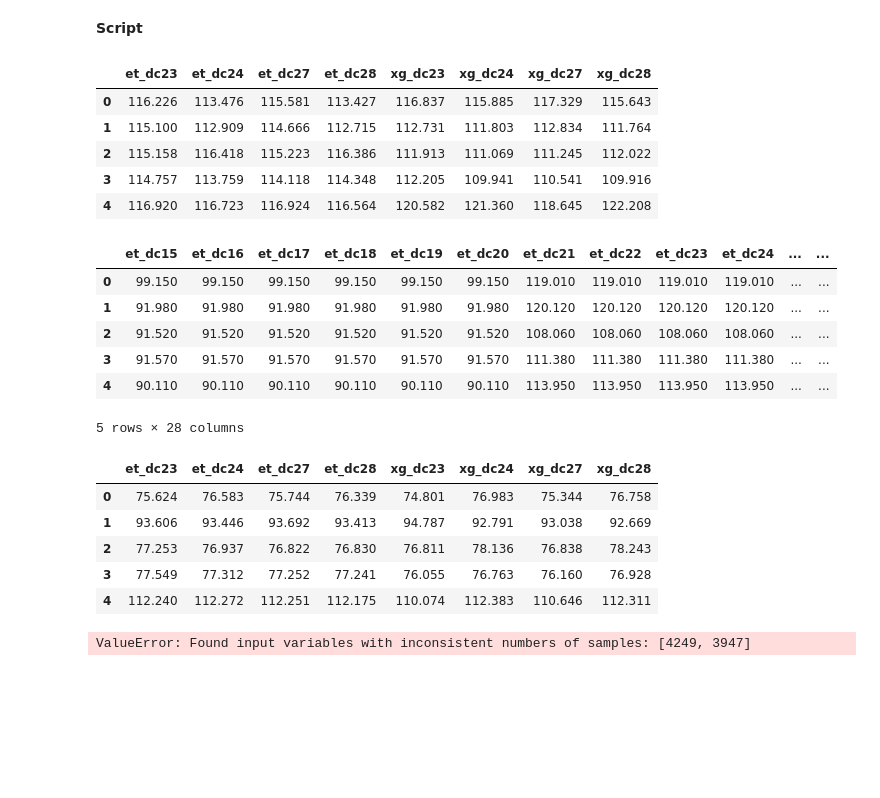
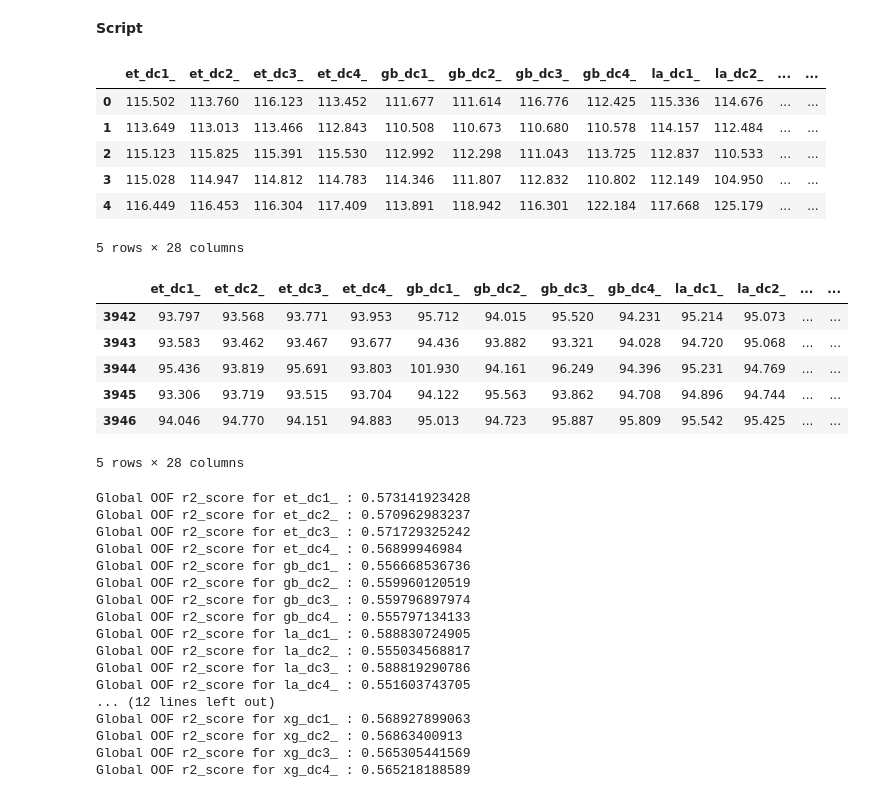
Before and after one commit to juliencohensolal/Merco, a Jupyter notebook: M_WeightedAvg.ipynb, the cells around one changed output. Cells and saved outputs as stored; diff of their text form; code cells hidden in the pictures; blank space fills up the shorter version.

```diff
--- a/M_WeightedAvg.ipynb
+++ b/M_WeightedAvg.ipynb
@@ -29,7 +29,6 @@ def get_level_one_data() :
         cur_preds_OOF = pd.Series(preds_OOF.y, name = file_name[0:7])
         level_one_preds = pd.concat([level_one_preds, cur_preds_OOF], axis = 1)
         i += 1
-    display(level_one_preds.head())
 
     level_one_targets = pd.DataFrame()
     i = 0
@@ -39,7 +38,6 @@ def get_level_one_data() :
         cur_targets_OOF = pd.Series(targets_OOF.y, name = file_name[0:7])
         level_one_targets = pd.concat([level_one_targets, cur_targets_OOF], axis = 1)
         i += 1
-    display(level_one_targets.head())
 
     # Same for test set preds
     level_one_test = pd.DataFrame()
@@ -50,7 +48,6 @@ def get_level_one_data() :
         cur_preds_test = pd.Series(preds_test.y, name = file_name[0:7])
         level_one_test = pd.concat([level_one_test, cur_preds_test], axis = 1)
         i += 1
-    display(level_one_test.head())
 
     return(level_one_preds, level_one_targets, level_one_test)
 # %%
@@ -113,26 +112,23 @@ test_ids = init_test.ID.values
 # %%
 # Create Level 2 inputs
 level_one_preds, level_one_targets, level_one_test = get_level_one_data()
+display(level_one_preds.head())
+display(level_one_preds.tail())
 # %% [output]
-|  | et_dc23 | et_dc24 | et_dc27 | et_dc28 | xg_dc23 | xg_dc24 | xg_dc27 | xg_dc28 |
-| 0 | 116.226 | 113.476 | 115.581 | 113.427 | 116.837 | 115.885 | 117.329 | 115.643 |
-| 1 | 115.100 | 112.909 | 114.666 | 112.715 | 112.731 | 111.803 | 112.834 | 111.764 |
-| 2 | 115.158 | 116.418 | 115.223 | 116.386 | 111.913 | 111.069 | 111.245 | 112.022 |
-| 3 | 114.757 | 113.759 | 114.118 | 114.348 | 112.205 | 109.941 | 110.541 | 109.916 |
-| 4 | 116.920 | 116.723 | 116.924 | 116.564 | 120.582 | 121.360 | 118.645 | 122.208 |
+|  | et_dc1_ | et_dc2_ | et_dc3_ | et_dc4_ | gb_dc1_ | gb_dc2_ | gb_dc3_ | gb_dc4_ | la_dc1_ | la_dc2_ | ... | ... |
+| 0 | 115.502 | 113.760 | 116.123 | 113.452 | 111.677 | 111.614 | 116.776 | 112.425 | 115.336 | 114.676 | ... | ... |
+| 1 | 113.649 | 113.013 | 113.466 | 112.843 | 110.508 | 110.673 | 110.680 | 110.578 | 114.157 | 112.484 | ... | ... |
+| 2 | 115.123 | 115.825 | 115.391 | 115.530 | 112.992 | 112.298 | 111.043 | 113.725 | 112.837 | 110.533 | ... | ... |
+| 3 | 115.028 | 114.947 | 114.812 | 114.783 | 114.346 | 111.807 | 112.832 | 110.802 | 112.149 | 104.950 | ... | ... |
+| 4 | 116.449 | 116.453 | 116.304 | 117.409 | 113.891 | 118.942 | 116.301 | 122.184 | 117.668 | 125.179 | ... | ... |
+5 rows × 28 columns
-|  | et_dc15 | et_dc16 | et_dc17 | et_dc18 | et_dc19 | et_dc20 | et_dc21 | et_dc22 | et_dc23 | et_dc24 | ... | ... |
-| 0 | 99.150 | 99.150 | 99.150 | 99.150 | 99.150 | 99.150 | 119.010 | 119.010 | 119.010 | 119.010 | ... | ... |
-| 1 | 91.980 | 91.980 | 91.980 | 91.980 | 91.980 | 91.980 | 120.120 | 120.120 | 120.120 | 120.120 | ... | ... |
-| 2 | 91.520 | 91.520 | 91.520 | 91.520 | 91.520 | 91.520 | 108.060 | 108.060 | 108.060 | 108.060 | ... | ... |
-| 3 | 91.570 | 91.570 | 91.570 | 91.570 | 91.570 | 91.570 | 111.380 | 111.380 | 111.380 | 111.380 | ... | ... |
-| 4 | 90.110 | 90.110 | 90.110 | 90.110 | 90.110 | 90.110 | 113.950 | 113.950 | 113.950 | 113.950 | ... | ... |
+|  | et_dc1_ | et_dc2_ | et_dc3_ | et_dc4_ | gb_dc1_ | gb_dc2_ | gb_dc3_ | gb_dc4_ | la_dc1_ | la_dc2_ | ... | ... |
+| 3942 | 93.797 | 93.568 | 93.771 | 93.953 | 95.712 | 94.015 | 95.520 | 94.231 | 95.214 | 95.073 | ... | ... |
+| 3943 | 93.583 | 93.462 | 93.467 | 93.677 | 94.436 | 93.882 | 93.321 | 94.028 | 94.720 | 95.068 | ... | ... |
+| 3944 | 95.436 | 93.819 | 95.691 | 93.803 | 101.930 | 94.161 | 96.249 | 94.396 | 95.231 | 94.769 | ... | ... |
+| 3945 | 93.306 | 93.719 | 93.515 | 93.704 | 94.122 | 95.563 | 93.862 | 94.708 | 94.896 | 94.744 | ... | ... |
+| 3946 | 94.046 | 94.770 | 94.151 | 94.883 | 95.013 | 94.723 | 95.887 | 95.809 | 95.542 | 95.425 | ... | ... |
-5 rows × 28 columns
-|  | et_dc23 | et_dc24 | et_dc27 | et_dc28 | xg_dc23 | xg_dc24 | xg_dc27 | xg_dc28 |
-| 0 | 75.624 | 76.583 | 75.744 | 76.339 | 74.801 | 76.983 | 75.344 | 76.758 |
-| 1 | 93.606 | 93.446 | 93.692 | 93.413 | 94.787 | 92.791 | 93.038 | 92.669 |
-| 2 | 77.253 | 76.937 | 76.822 | 76.830 | 76.811 | 78.136 | 76.838 | 78.243 |
-| 3 | 77.549 | 77.312 | 77.252 | 77.241 | 76.055 | 76.763 | 76.160 | 76.928 |
-| 4 | 112.240 | 112.272 | 112.251 | 112.175 | 110.074 | 112.383 | 110.646 | 112.311 |
+5 rows × 28 columns
 # %%
 # Get error of each OOF column
 preds_X_test = []
@@ -142,8 +138,24 @@ for col in level_one_preds.columns :
     print("Global OOF r2_score for " + col + " : " + str(cv_score))
     preds_X_test.append(level_one_preds[col])
     targets_X_test.append(level_one_targets[col])
-plot_preds(targets_X_test, preds_X_test)
+#plot_preds(targets_X_test, preds_X_test)
 # %% [output]
-ValueError: Found input variables with inconsistent numbers of samples: [4249, 3947]
+Global OOF r2_score for et_dc1_ : 0.573141923428
+Global OOF r2_score for et_dc2_ : 0.570962983237
+Global OOF r2_score for et_dc3_ : 0.571729325242
+Global OOF r2_score for et_dc4_ : 0.56899946984
+Global OOF r2_score for gb_dc1_ : 0.556668536736
+Global OOF r2_score for gb_dc2_ : 0.559960120519
+Global OOF r2_score for gb_dc3_ : 0.559796897974
+Global OOF r2_score for gb_dc4_ : 0.555797134133
+Global OOF r2_score for la_dc1_ : 0.588830724905
+Global OOF r2_score for la_dc2_ : 0.555034568817
+Global OOF r2_score for la_dc3_ : 0.588819290786
+Global OOF r2_score for la_dc4_ : 0.551603743705
+... (12 lines left out)
+Global OOF r2_score for xg_dc1_ : 0.568927899063
+Global OOF r2_score for xg_dc2_ : 0.56863400913
+Global OOF r2_score for xg_dc3_ : 0.565305441569
+Global OOF r2_score for xg_dc4_ : 0.565218188589
 # %%
 # Optimize weights
```
Also changed, not shown: parts of 5 cells of this notebook, 4 other files.
